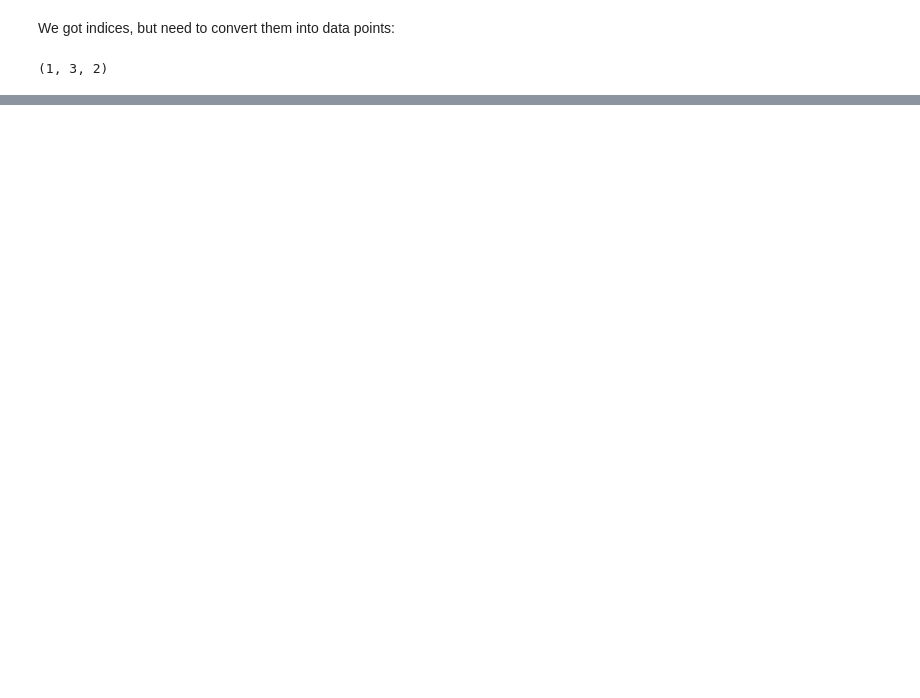
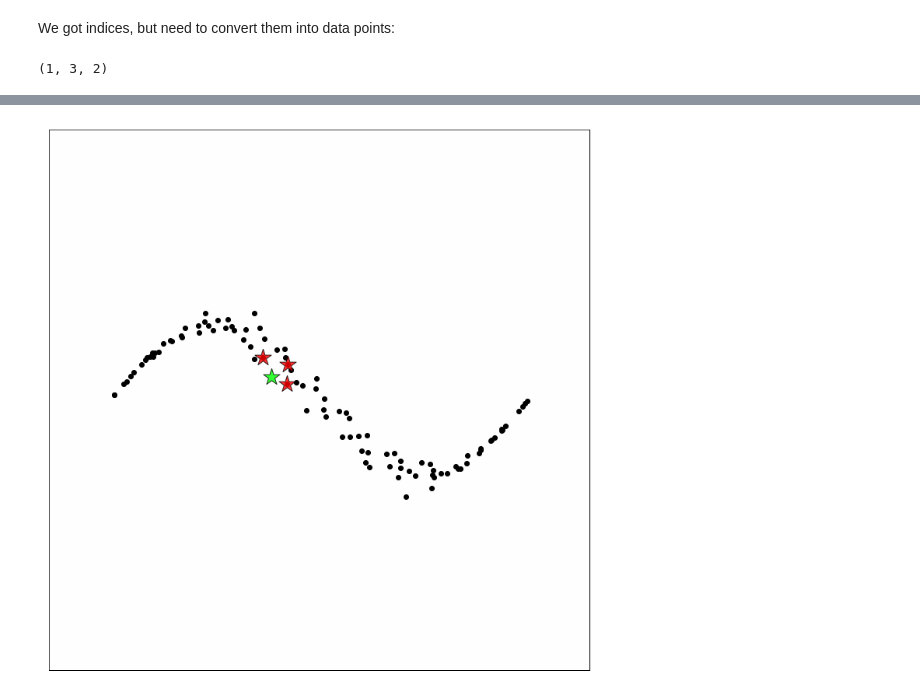
Before and after one commit to pchizhov/knn-optimization-project, a Jupyter notebook: Visualizations.ipynb, the cells around one changed output, grey strips where cells are left out. Saved outputs shown, nothing was run; the diff lists cells and outputs as text; code cells hidden in the pictures; blank space fills up the shorter version.

```diff
--- a/Visualizations.ipynb
+++ b/Visualizations.ipynb
@@ -122,0 +122,8 @@ Ellipsis
+# %%
+for x, y in zip(Xq, points):
+    fig, ax = plt.subplots(figsize=(10,10))
+    ax.scatter([x[0]], [x[1]], marker='*', s=500, color='lime', zorder=1000, edgecolor='black', alpha=0.8)
+    ax.scatter(y[:,0], y[:,1], marker='*', s=500, color='red', zorder=1001, edgecolor='black', alpha=0.8)
+    kd.plot(animate=True, fig_ax=(fig, ax))
+# %% [output]
+[figure, added]
```
Also changed, not shown: parts of 4 cells of this notebook, 14 other files.
